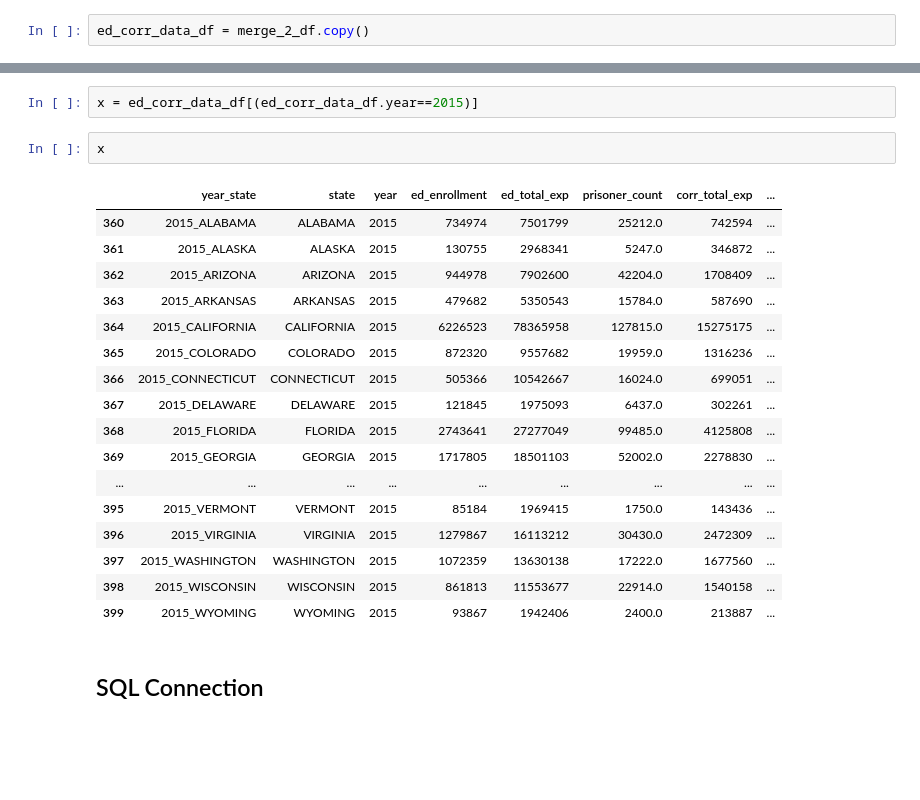
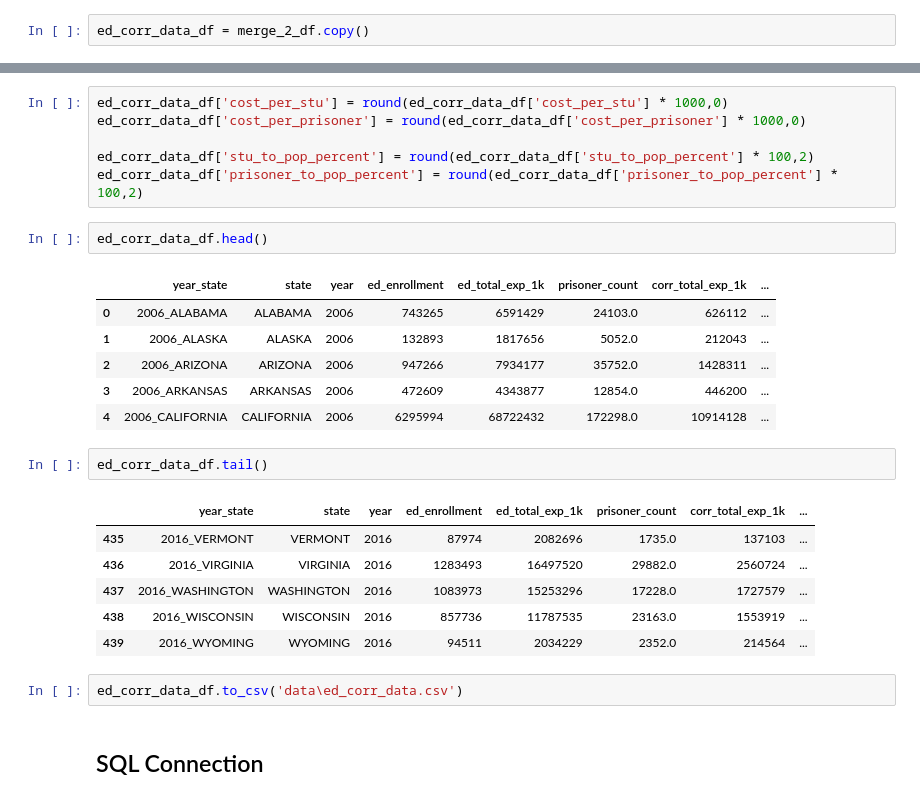
Before and after one commit to trigus00/Higher_Learning, a Jupyter notebook: Data Exploration.ipynb, the cells around one changed output, grey strips where cells are left out. Drawn from its saved outputs; the diff is of its cells as text; blank space fills up the shorter version.

Commit message:
10/14/2019 python data exp/clean and postgresql update

```diff
--- a/Data Exploration.ipynb
+++ b/Data Exploration.ipynb
@@ -600,28 +600,32 @@ ed_corr_data_df.tail()
 | 437 | 2016_WASHINGTON | WASHINGTON | 2016 | 1083973 | 15253296 | 17228.0 | 1727579 | ... |
 | 438 | 2016_WISCONSIN | WISCONSIN | 2016 | 857736 | 11787535 | 23163.0 | 1553919 | ... |
 | 439 | 2016_WYOMING | WYOMING | 2016 | 94511 | 2034229 | 2352.0 | 214564 | ... |
-# %%
-x = ed_corr_data_df[(ed_corr_data_df.year==2015)]
-# %%
-x
-# %% [output]
-|  | year_state | state | year | ed_enrollment | ed_total_exp | prisoner_count | corr_total_exp | ... |
-| 360 | 2015_ALABAMA | ALABAMA | 2015 | 734974 | 7501799 | 25212.0 | 742594 | ... |
-| 361 | 2015_ALASKA | ALASKA | 2015 | 130755 | 2968341 | 5247.0 | 346872 | ... |
-| 362 | 2015_ARIZONA | ARIZONA | 2015 | 944978 | 7902600 | 42204.0 | 1708409 | ... |
-| 363 | 2015_ARKANSAS | ARKANSAS | 2015 | 479682 | 5350543 | 15784.0 | 587690 | ... |
-| 364 | 2015_CALIFORNIA | CALIFORNIA | 2015 | 6226523 | 78365958 | 127815.0 | 15275175 | ... |
-| 365 | 2015_COLORADO | COLORADO | 2015 | 872320 | 9557682 | 19959.0 | 1316236 | ... |
-| 366 | 2015_CONNECTICUT | CONNECTICUT | 2015 | 505366 | 10542667 | 16024.0 | 699051 | ... |
-| 367 | 2015_DELAWARE | DELAWARE | 2015 | 121845 | 1975093 | 6437.0 | 302261 | ... |
-| 368 | 2015_FLORIDA | FLORIDA | 2015 | 2743641 | 27277049 | 99485.0 | 4125808 | ... |
-| 369 | 2015_GEORGIA | GEORGIA | 2015 | 1717805 | 18501103 | 52002.0 | 2278830 | ... |
-| ... | ... | ... | ... | ... | ... | ... | ... | ... |
-| 395 | 2015_VERMONT | VERMONT | 2015 | 85184 | 1969415 | 1750.0 | 143436 | ... |
-| 396 | 2015_VIRGINIA | VIRGINIA | 2015 | 1279867 | 16113212 | 30430.0 | 2472309 | ... |
-| 397 | 2015_WASHINGTON | WASHINGTON | 2015 | 1072359 | 13630138 | 17222.0 | 1677560 | ... |
-| 398 | 2015_WISCONSIN | WISCONSIN | 2015 | 861813 | 11553677 | 22914.0 | 1540158 | ... |
-| 399 | 2015_WYOMING | WYOMING | 2015 | 93867 | 1942406 | 2400.0 | 213887 | ... |
+# %%
+ed_corr_data_df['cost_per_stu'] = round(ed_corr_data_df['cost_per_stu'] * 1000,0)
+ed_corr_data_df['cost_per_prisoner'] = round(ed_corr_data_df['cost_per_prisoner'] * 1000,0)
+
+ed_corr_data_df['stu_to_pop_percent'] = round(ed_corr_data_df['stu_to_pop_percent'] * 100,2)
+ed_corr_data_df['prisoner_to_pop_percent'] = round(ed_corr_data_df['prisoner_to_pop_percent'] * 100,2)
+# %%
+ed_corr_data_df.head()
+# %% [output]
+|  | year_state | state | year | ed_enrollment | ed_total_exp_1k | prisoner_count | corr_total_exp_1k | ... |
+| 0 | 2006_ALABAMA | ALABAMA | 2006 | 743265 | 6591429 | 24103.0 | 626112 | ... |
+| 1 | 2006_ALASKA | ALASKA | 2006 | 132893 | 1817656 | 5052.0 | 212043 | ... |
+| 2 | 2006_ARIZONA | ARIZONA | 2006 | 947266 | 7934177 | 35752.0 | 1428311 | ... |
+| 3 | 2006_ARKANSAS | ARKANSAS | 2006 | 472609 | 4343877 | 12854.0 | 446200 | ... |
+| 4 | 2006_CALIFORNIA | CALIFORNIA | 2006 | 6295994 | 68722432 | 172298.0 | 10914128 | ... |
+# %%
+ed_corr_data_df.tail()
+# %% [output]
+|  | year_state | state | year | ed_enrollment | ed_total_exp_1k | prisoner_count | corr_total_exp_1k | ... |
+| 435 | 2016_VERMONT | VERMONT | 2016 | 87974 | 2082696 | 1735.0 | 137103 | ... |
+| 436 | 2016_VIRGINIA | VIRGINIA | 2016 | 1283493 | 16497520 | 29882.0 | 2560724 | ... |
+| 437 | 2016_WASHINGTON | WASHINGTON | 2016 | 1083973 | 15253296 | 17228.0 | 1727579 | ... |
+| 438 | 2016_WISCONSIN | WISCONSIN | 2016 | 857736 | 11787535 | 23163.0 | 1553919 | ... |
+| 439 | 2016_WYOMING | WYOMING | 2016 | 94511 | 2034229 | 2352.0 | 214564 | ... |
+# %%
+ed_corr_data_df.to_csv('data\ed_corr_data.csv')
 # %% [markdown]
 ## SQL Connection
 # %%
```
Also changed, not shown: parts of 11 cells of this notebook, 9 other files.
